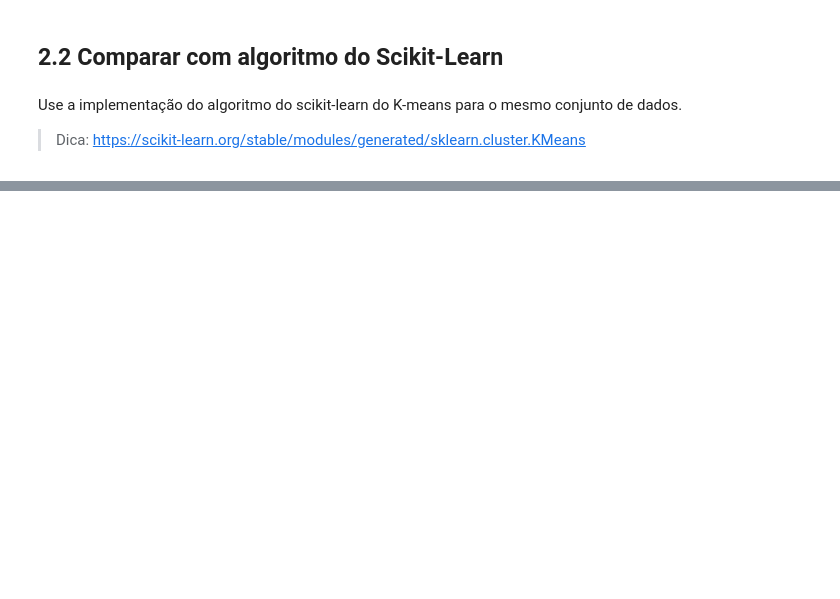
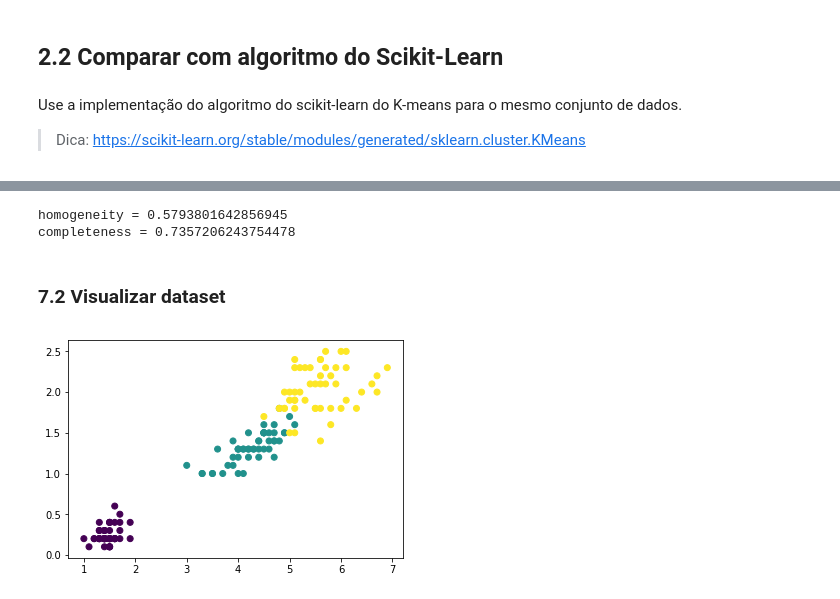
Before and after one commit to CarlosJun/Data-Science, a Jupyter notebook: Clustering/Notebook_KMeans.ipynb, the cells around one changed output, grey strips where cells are left out. Saved outputs shown, nothing was run; the diff lists cells and outputs as text; code cells hidden in the pictures; blank space fills up the shorter version.

```diff
--- a/Clustering/Notebook_KMeans.ipynb
+++ b/Clustering/Notebook_KMeans.ipynb
@@ -419,0 +458,7 @@ Inércia =  608.6035508327782
+# %%
+from sklearn import datasets
+
+#Carrega o dataset iris
+iris = datasets.load_iris()
+df = pd.DataFrame(iris.data, columns=iris.feature_names)
+df.head()
@@ -419,0 +482,4 @@ Inércia =  608.6035508327782
+# %%
+#Carrega em y as classes
+y = iris.target
+iris.target_names
@@ -419,0 +532,17 @@ Inércia =  608.6035508327782
+# %%
+#Utilizar métricas de avaliação de clusteres (completeness e homogeneity)
+score_homo = metrics.homogeneity_score(y,kmeans.labels_)
+score_comp = metrics.completeness_score(y,kmeans.labels_)
+
+print('homogeneity = {0}'.format(score_homo))
+print('completeness = {0}'.format(score_comp))
+# %% [output]
+homogeneity = 0.5793801642856945
+completeness = 0.7357206243754478
+# %% [markdown]
+### 7.2 Visualizar dataset
+# %%
+plt.scatter(df['petal length (cm)'], df['petal width (cm)'], c=y)
+plt.show()
+# %% [output]
+[figure, added]
```
Also changed, not shown: parts of 26 cells of this notebook.
